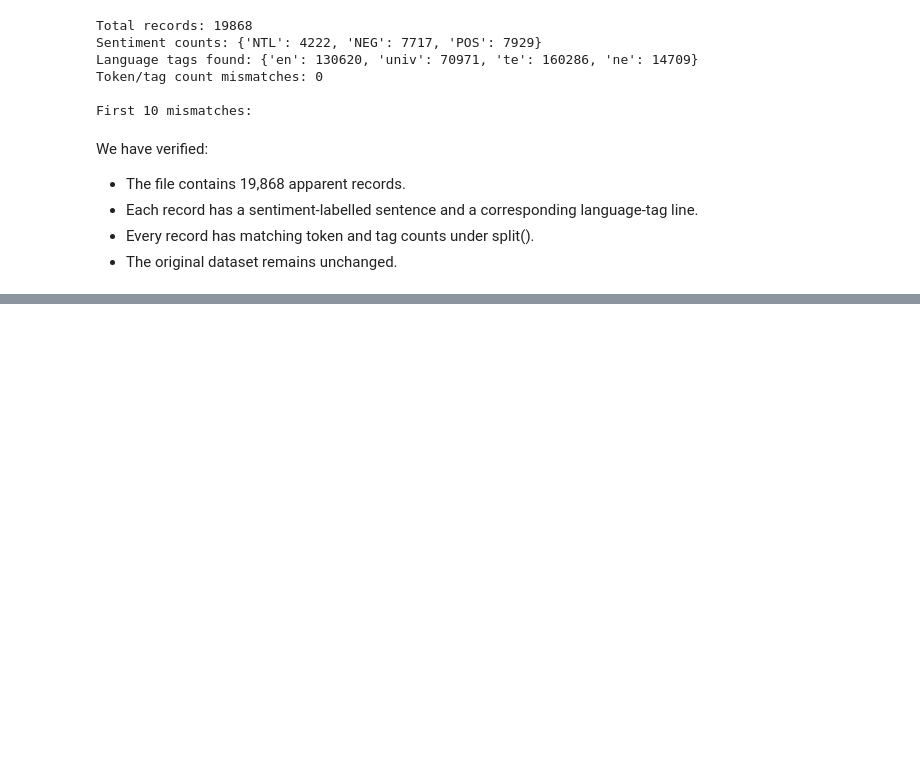
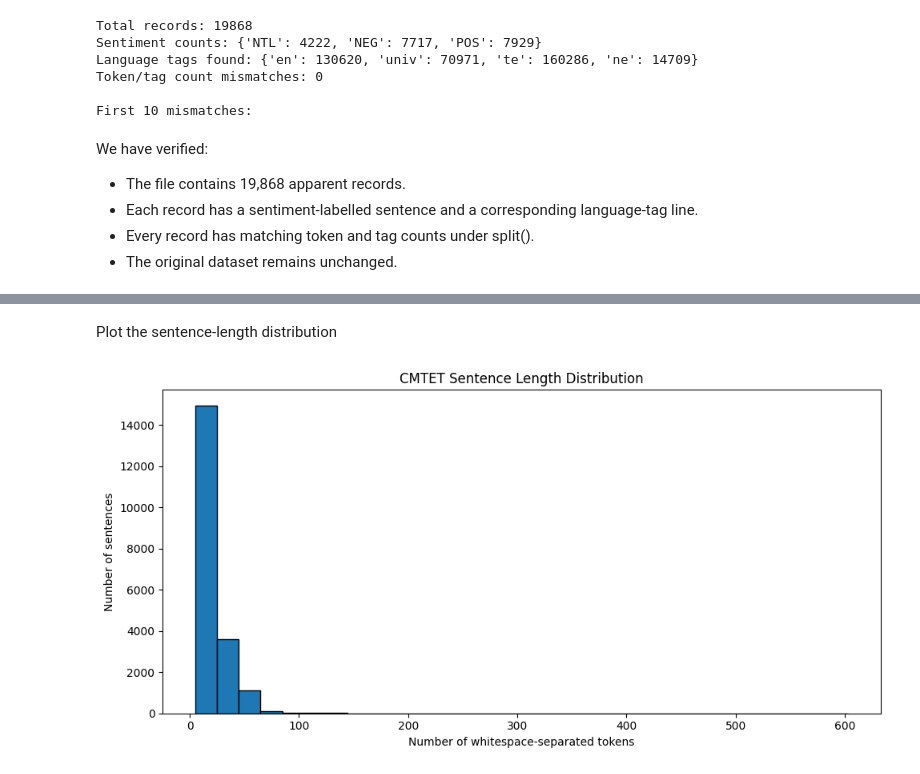
Before and after one commit to rushindrareddyyasa/romanized-telugu-nlp, a Jupyter notebook: notebooks/02_dataset_exploration.ipynb, the cells around one changed output, grey strips where cells are left out. Cells and saved outputs as stored; diff of their text form; code cells hidden in the pictures; blank space fills up the shorter version.

Commit message:
docs: complete CMTET dataset exploration

```diff
--- a/notebooks/02_dataset_exploration.ipynb
+++ b/notebooks/02_dataset_exploration.ipynb
@@ -224,0 +492,14 @@ We have verified:
+# %%
+import matplotlib.pyplot as plt
+
+# Count whitespace-separated tokens in each sentence
+df["token_count"] = df["text"].apply(lambda text: len(text.split()))
+
+# Calculate sentence-length statistics
+print("Sentence length statistics:")
+display(df["token_count"].describe().to_frame().T)
+
+print("\nShortest sentence length:", df["token_count"].min())
+print("Longest sentence length:", df["token_count"].max())
+print("Average sentence length:", round(df["token_count"].mean(), 2))
+print("Median sentence length:", df["token_count"].median())
@@ -224,0 +514,15 @@ We have verified:
+# %% [markdown]
+Plot the sentence-length distribution
+# %%
+plt.figure(figsize=(10, 5))
+
+plt.hist(df["token_count"], bins=30, edgecolor="black")
+
+plt.title("CMTET Sentence Length Distribution")
+plt.xlabel("Number of whitespace-separated tokens")
+plt.ylabel("Number of sentences")
+
+plt.tight_layout()
+plt.show()
+# %% [output]
+[figure, added]
```
Also changed, not shown: parts of 24 cells of this notebook.
